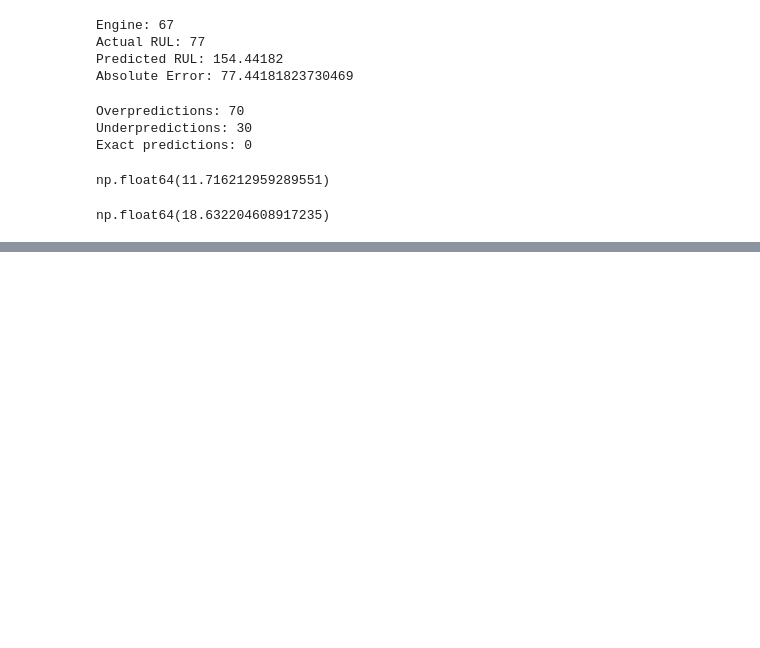
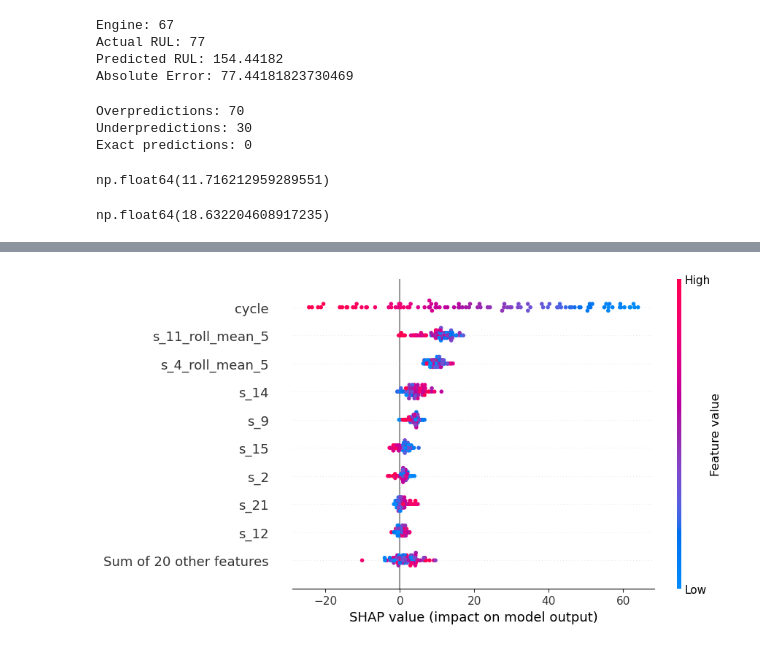
Before and after one commit to NeelLimbani2812/rul-turbofan-fd001, a Jupyter notebook: notebooks/01_load_data.ipynb, the cells around one changed output, grey strips where cells are left out. Cells and saved outputs as stored; diff of their text form; code cells hidden in the pictures; blank space fills up the shorter version.

```diff
--- a/notebooks/01_load_data.ipynb
+++ b/notebooks/01_load_data.ipynb
@@ -1100,0 +1437,4 @@ np.float64(18.632204608917235)
+# %%
+shap.plots.beeswarm(shap_values)
+# %% [output]
+[figure, added]
```
Also changed, not shown: parts of 33 cells of this notebook.
